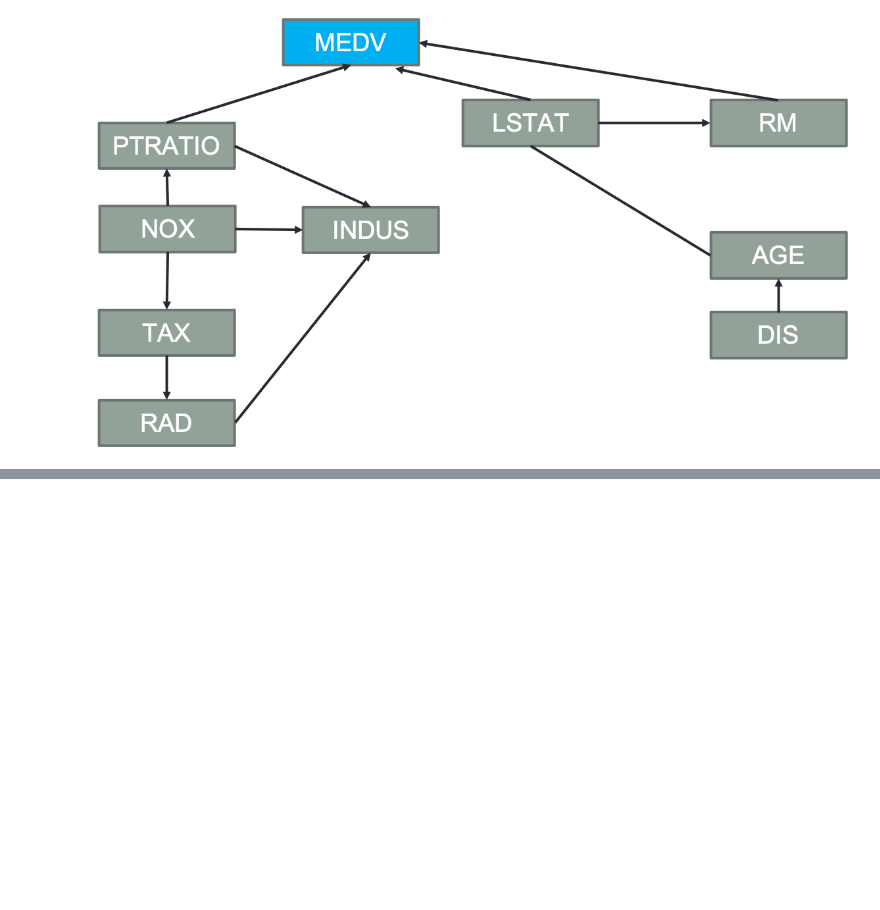
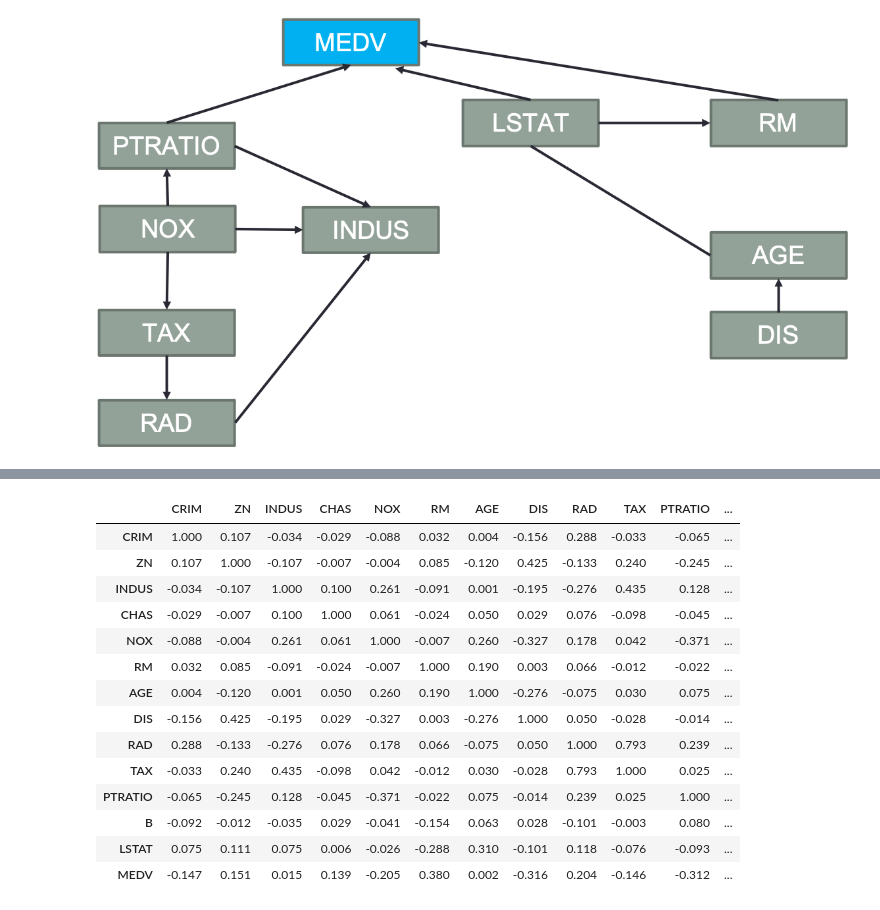
Before and after one commit to JunJun100/Bayesian_Network, a Jupyter notebook: Boston_PC_algorithm.ipynb, the cells around one changed output, grey strips where cells are left out. Cells and saved outputs as stored; diff of their text form; code cells hidden in the pictures; blank space fills up the shorter version.

```diff
--- a/Boston_PC_algorithm.ipynb
+++ b/Boston_PC_algorithm.ipynb
@@ -262,0 +317,19 @@ Image("Diagram_2.png")
+# %%
+#　すべての変数について偏相関計数を計算 (小数点以下3桁まで)
+df.pcorr().round(3)
+# %% [output]
+|  | CRIM | ZN | INDUS | CHAS | NOX | RM | AGE | DIS | RAD | TAX | PTRATIO | ... |
+| CRIM | 1.000 | 0.107 | -0.034 | -0.029 | -0.088 | 0.032 | 0.004 | -0.156 | 0.288 | -0.033 | -0.065 | ... |
+| ZN | 0.107 | 1.000 | -0.107 | -0.007 | -0.004 | 0.085 | -0.120 | 0.425 | -0.133 | 0.240 | -0.245 | ... |
+| INDUS | -0.034 | -0.107 | 1.000 | 0.100 | 0.261 | -0.091 | 0.001 | -0.195 | -0.276 | 0.435 | 0.128 | ... |
+| CHAS | -0.029 | -0.007 | 0.100 | 1.000 | 0.061 | -0.024 | 0.050 | 0.029 | 0.076 | -0.098 | -0.045 | ... |
+| NOX | -0.088 | -0.004 | 0.261 | 0.061 | 1.000 | -0.007 | 0.260 | -0.327 | 0.178 | 0.042 | -0.371 | ... |
+| RM | 0.032 | 0.085 | -0.091 | -0.024 | -0.007 | 1.000 | 0.190 | 0.003 | 0.066 | -0.012 | -0.022 | ... |
+| AGE | 0.004 | -0.120 | 0.001 | 0.050 | 0.260 | 0.190 | 1.000 | -0.276 | -0.075 | 0.030 | 0.075 | ... |
+| DIS | -0.156 | 0.425 | -0.195 | 0.029 | -0.327 | 0.003 | -0.276 | 1.000 | 0.050 | -0.028 | -0.014 | ... |
+| RAD | 0.288 | -0.133 | -0.276 | 0.076 | 0.178 | 0.066 | -0.075 | 0.050 | 1.000 | 0.793 | 0.239 | ... |
+| TAX | -0.033 | 0.240 | 0.435 | -0.098 | 0.042 | -0.012 | 0.030 | -0.028 | 0.793 | 1.000 | 0.025 | ... |
+| PTRATIO | -0.065 | -0.245 | 0.128 | -0.045 | -0.371 | -0.022 | 0.075 | -0.014 | 0.239 | 0.025 | 1.000 | ... |
+| B | -0.092 | -0.012 | -0.035 | 0.029 | -0.041 | -0.154 | 0.063 | 0.028 | -0.101 | -0.003 | 0.080 | ... |
+| LSTAT | 0.075 | 0.111 | 0.075 | 0.006 | -0.026 | -0.288 | 0.310 | -0.101 | 0.118 | -0.076 | -0.093 | ... |
+| MEDV | -0.147 | 0.151 | 0.015 | 0.139 | -0.205 | 0.380 | 0.002 | -0.316 | 0.204 | -0.146 | -0.312 | ... |
```
Also changed, not shown: parts of 12 cells of this notebook, 4 other files.
